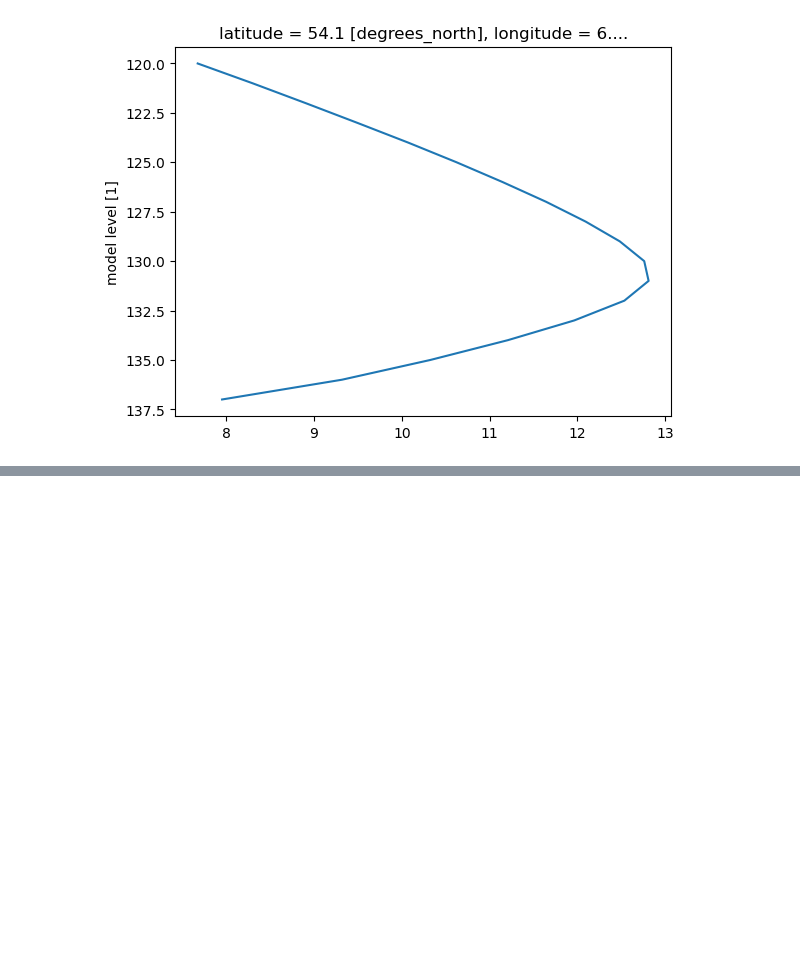
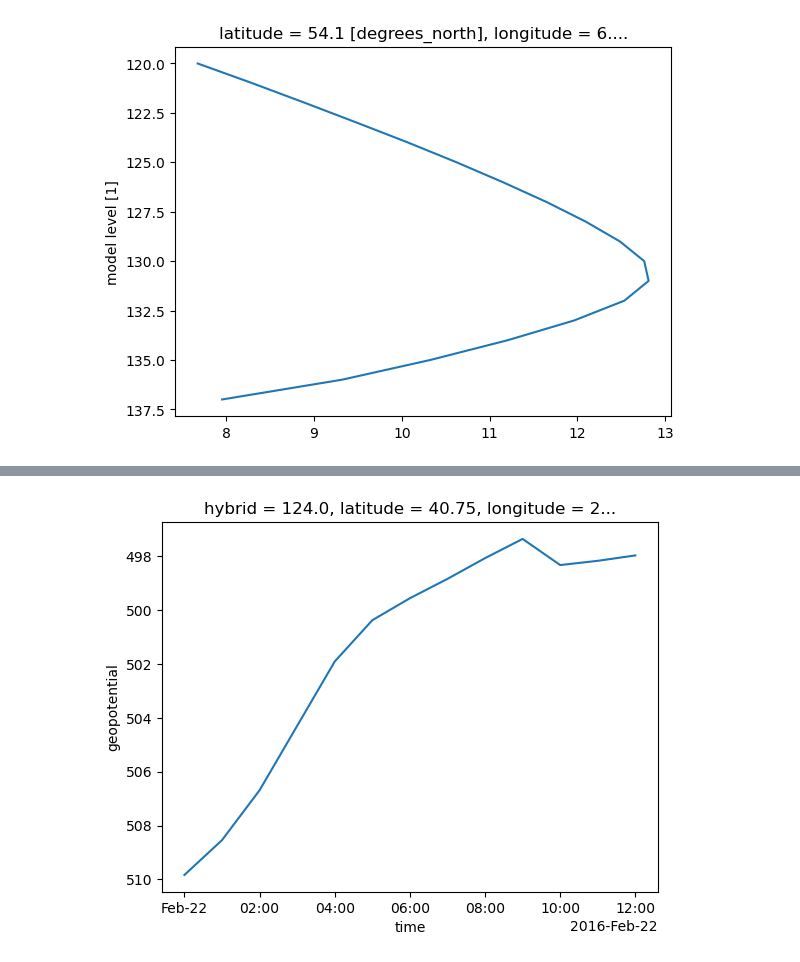
Before and after one commit to HarishBaki/Estimation-of-lidar-wind-speed-profiles-from-ERA5-inputs-using-TabNet, a Jupyter notebook: era5_global_timeseries.ipynb, the cells around one changed output, grey strips where cells are left out. Cells and saved outputs as stored; diff of their text form; code cells hidden in the pictures; blank space fills up the shorter version.

Commit message:
Downloaded and plotted ERA5 model level data.

```diff
--- a/era5_global_timeseries.ipynb
+++ b/era5_global_timeseries.ipynb
@@ -135,3 +137,12 @@ ws.sel(time='2001-07-05T23:00:00',level=slice(120,None)).sel(latitude=54.0148618
 plt.gca().invert_yaxis()
 # %% [output]
 [figure]
+# %%
+import xarray
+
+ds = xarray.open_zarr(
+    'gs://gcp-public-data-arco-era5/ar/model-level-1h-0p25deg.zarr-v1',
+    chunks=None,
+    storage_options=dict(token='anon'),
+)
+ds
@@ -137,0 +167,9 @@ plt.gca().invert_yaxis()
+# %%
+ds = ds[['u_component_of_wind', 'v_component_of_wind','geopotential']].sel(hybrid=slice(120,None),time=slice('2016-02-22T00','2016-02-22T12')).load()
+# %%
+import matplotlib.pyplot as plt
+z = ds.geopotential.sel(latitude=40.65025, longitude=-73.815856+360,method='nearest')/9.81
+z.sel(hybrid=124).plot(x='time')
+plt.gca().invert_yaxis()
+# %% [output]
+[figure, added]
```
Also changed, not shown: parts of 11 cells of this notebook.
